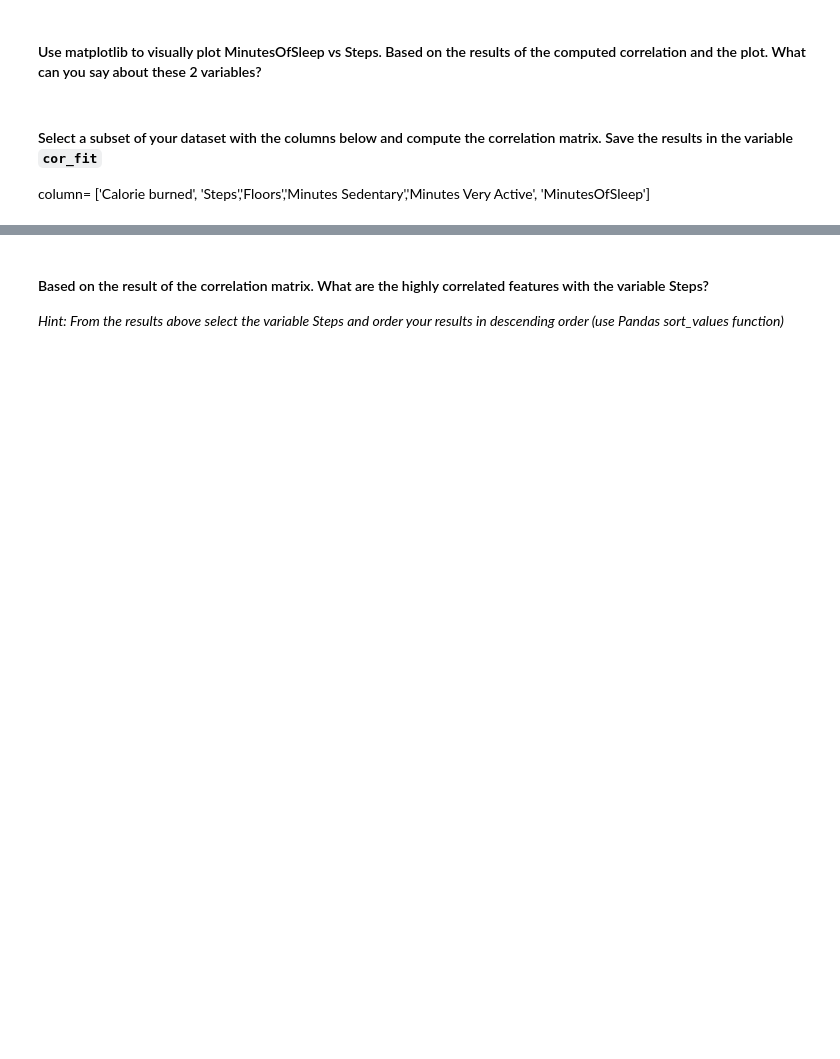
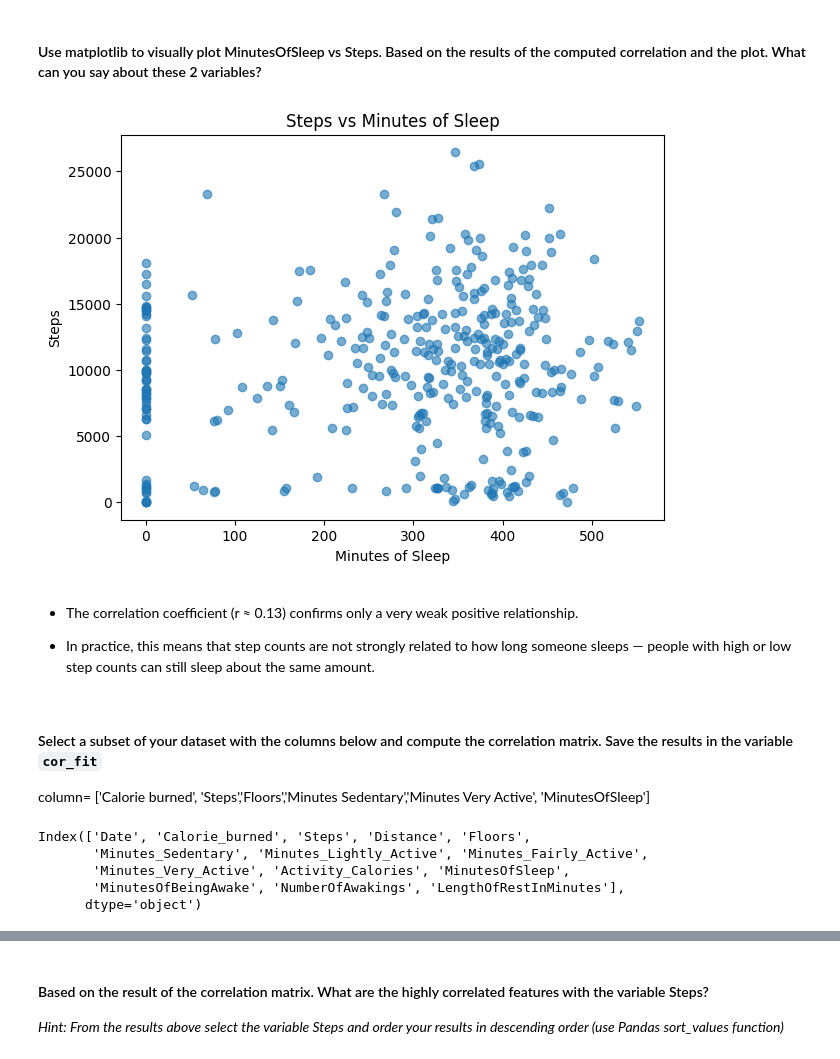
Before and after one commit to ironhack-labs/lab-pivot-tables-and-correlations, a Jupyter notebook: your-code/main.ipynb, the cells around one changed output, grey strips where cells are left out. Saved outputs shown, nothing was run; the diff lists cells and outputs as text; code cells hidden in the pictures; blank space fills up the shorter version.

```diff
--- a/your-code/main.ipynb
+++ b/your-code/main.ipynb
@@ -216,3 +301,18 @@ employee.pivot_table(
+# %%
+import matplotlib.pyplot as plt
+
+plt.figure(figsize=(7,5))
+plt.scatter(x=fitbit["MinutesOfSleep"], y=fitbit["Steps"], alpha=0.6)
+plt.xlabel("Minutes of Sleep")
+plt.ylabel("Steps")
+plt.title("Steps vs Minutes of Sleep")
+plt.show()
+# %% [output]
+[figure, added]
+# %% [markdown]
+- The correlation coefficient (r ≈ 0.13) confirms only a very weak positive relationship.
+
+- In practice, this means that step counts are not strongly related to how long someone sleeps — people with high or low step counts can still sleep about the same amount.
 # %% [markdown]
 #### Select a subset of your dataset with the columns below and compute the correlation matrix. Save the results in the variable `cor_fit`
 column= ['Calorie burned', 'Steps','Floors','Minutes Sedentary','Minutes Very Active', 'MinutesOfSleep']
@@ -222,0 +319,8 @@ column= ['Calorie burned', 'Steps','Floors','Minutes Sedentary','Minutes Very Ac
+# %%
+print(fitbit.columns)
+# %% [output]
+Index(['Date', 'Calorie_burned', 'Steps', 'Distance', 'Floors',
+       'Minutes_Sedentary', 'Minutes_Lightly_Active', 'Minutes_Fairly_Active',
+       'Minutes_Very_Active', 'Activity_Calories', 'MinutesOfSleep',
+       'MinutesOfBeingAwake', 'NumberOfAwakings', 'LengthOfRestInMinutes'],
+      dtype='object')
```
Also changed, not shown: parts of 45 cells of this notebook.
